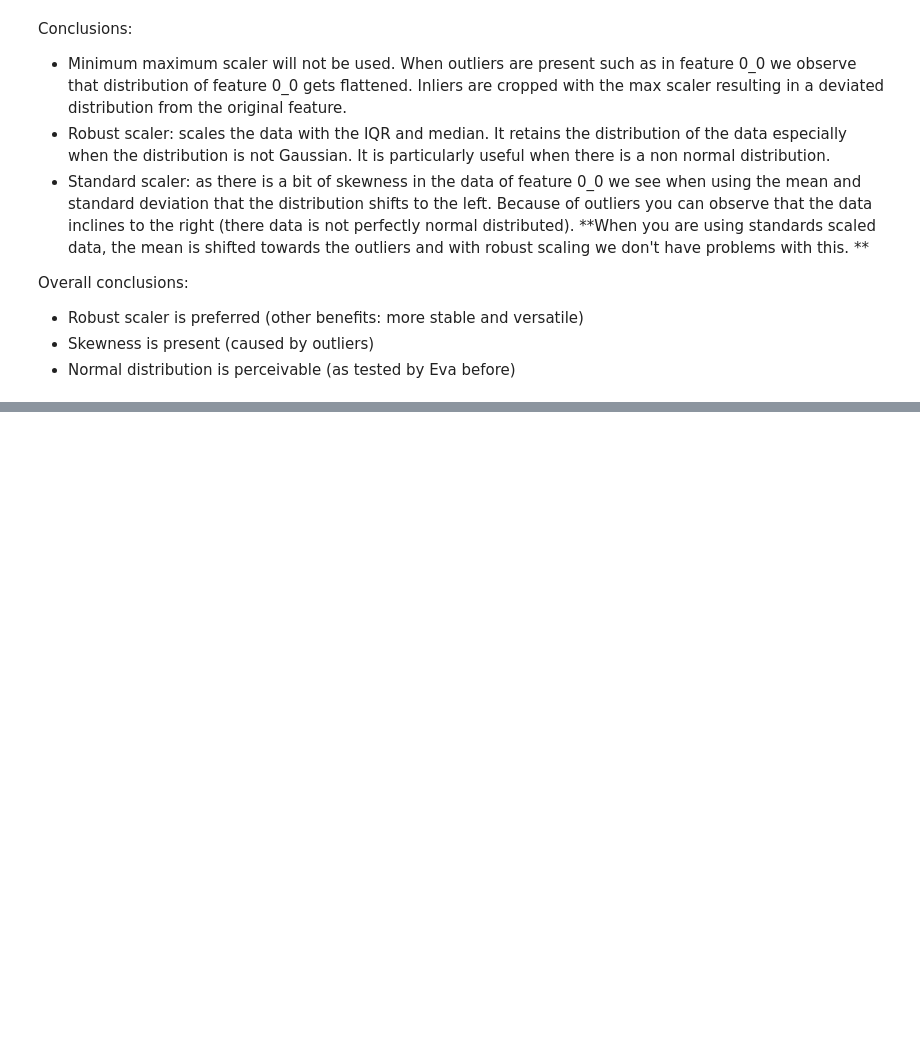
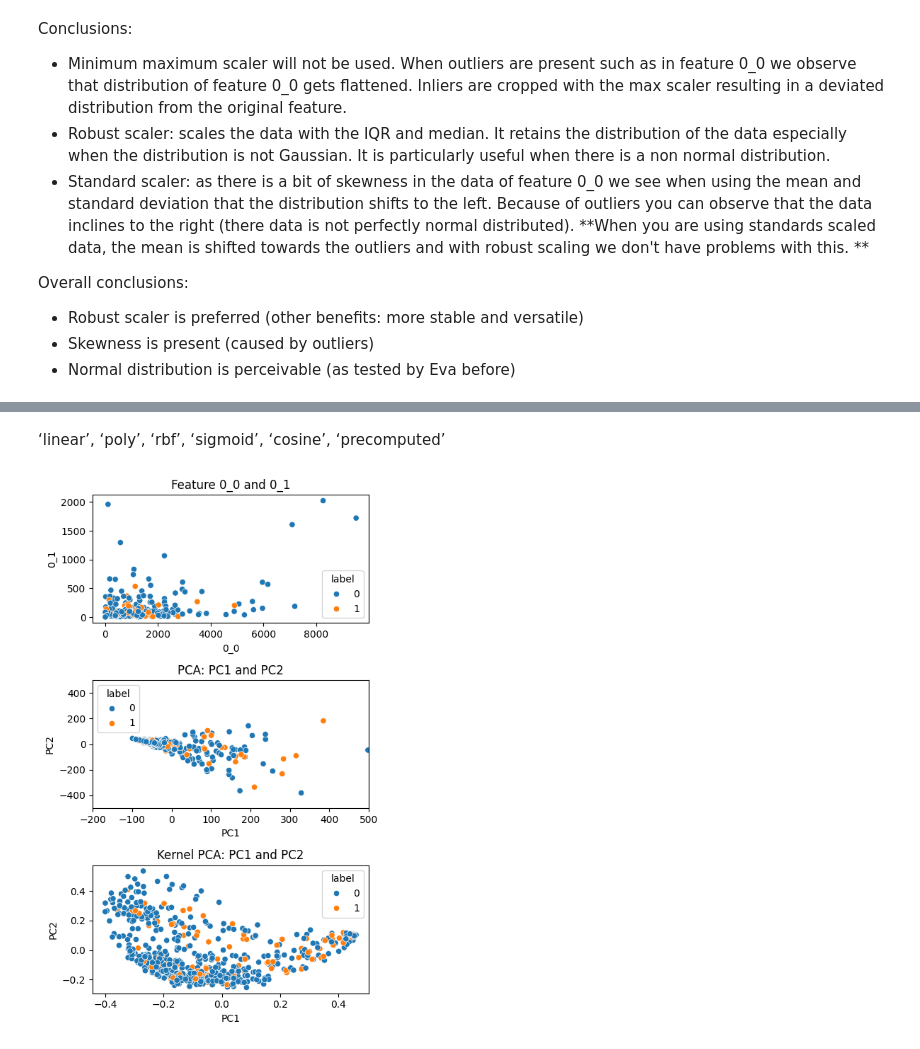
Before and after one commit to bramvandeurzen934/Group16_ECG, a Jupyter notebook: assignment_ecg_normalisation.ipynb, the cells around one changed output, grey strips where cells are left out. Cells and saved outputs as stored; diff of their text form; code cells hidden in the pictures; blank space fills up the shorter version.

```diff
--- a/assignment_ecg_normalisation.ipynb
+++ b/assignment_ecg_normalisation.ipynb
@@ -468,0 +470,25 @@ Overall conclusions:
+# %%
+X_train_scaled = pd.DataFrame(X_train_scaled, index = X_train.index, columns = X_train.columns)
+# %%
+from sklearn.decomposition import PCA, KernelPCA
+
+# Perform a PCA
+pca = PCA(n_components=10)
+pca.fit(X_train_scaled)
+
+X_train_pca = pca.transform(X_train_scaled)
+X_test_pca = pca.transform(X_test_scaled)
+
+component_names = [f"PC{i+1}" for i in range(X_train_pca.shape[1])]
+X_train_pca = pd.DataFrame(X_train_pca,columns = component_names,index = X_train.index)
+# %%
+kernel_pca = KernelPCA(n_components=10, kernel="rbf")
+kernel_pca.fit(X_train_scaled)
+
+
+X_train_kpca = kernel_pca.transform(X_train_scaled)
+X_test_kpca = kernel_pca.transform(X_test_scaled)
+
+component_names = [f"PC{i+1}" for i in range(X_train_kpca.shape[1])]
+X_train_kpca = pd.DataFrame(X_train_kpca,columns = component_names,index = X_train.index)
+X_train_kpca
@@ -468,0 +509,20 @@ Overall conclusions:
+# %% [markdown]
+‘linear’, ‘poly’, ‘rbf’, ‘sigmoid’, ‘cosine’, ‘precomputed’
+# %%
+fig, axs = plt.subplots(3,1,figsize = [5,8])
+
+sns.scatterplot(data=X_train,x = '0_0',y = '0_1', hue = y_train,ax = axs[0])
+axs[0].set(title = 'Feature 0_0 and 0_1')
+
+
+sns.scatterplot(data = X_train_pca, x = 'PC1',y = 'PC2',hue = y_train, ax = axs[1])
+axs[1].set(xlim = [-200,500],
+           ylim = [-500,500],
+           title = 'PCA: PC1 and PC2')
+
+sns.scatterplot(data = X_train_kpca, x = 'PC1',y = 'PC2',hue = y_train, ax = axs[2])
+axs[2].set(title = 'Kernel PCA: PC1 and PC2')
+
+plt.tight_layout()
+# %% [output]
+[figure, added]
```
Also changed, not shown: parts of 7 cells of this notebook.
